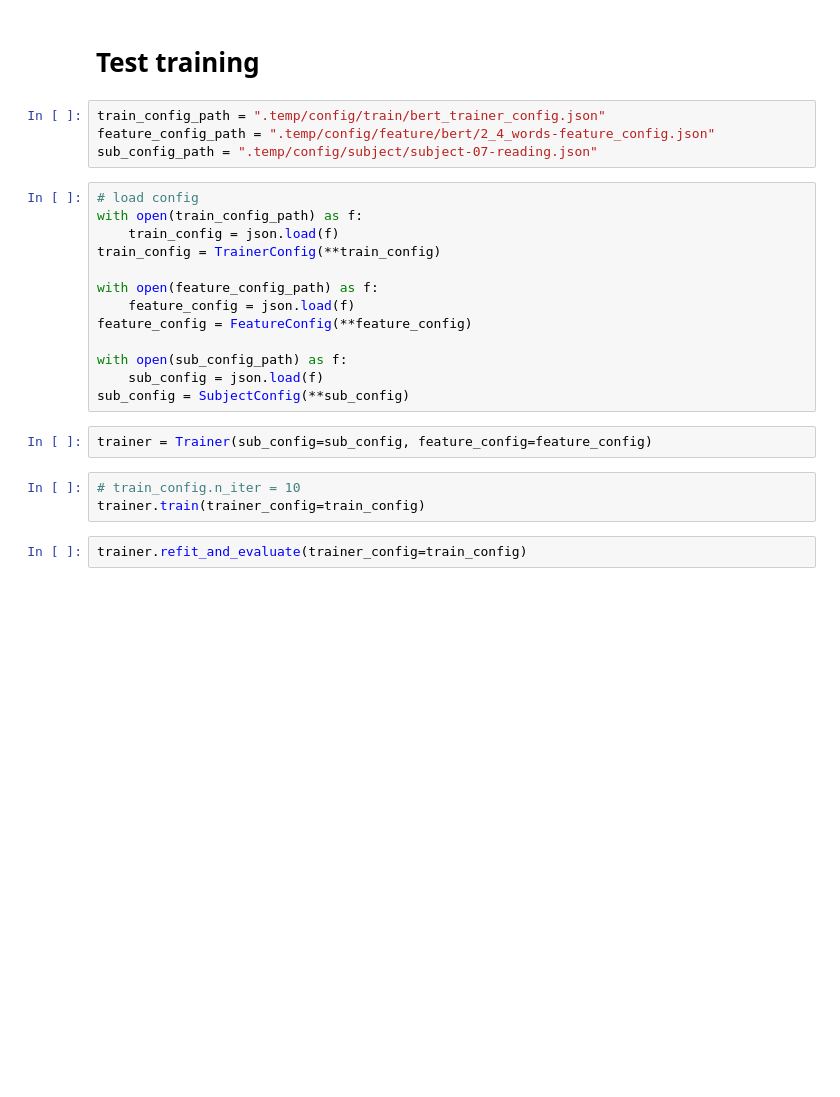
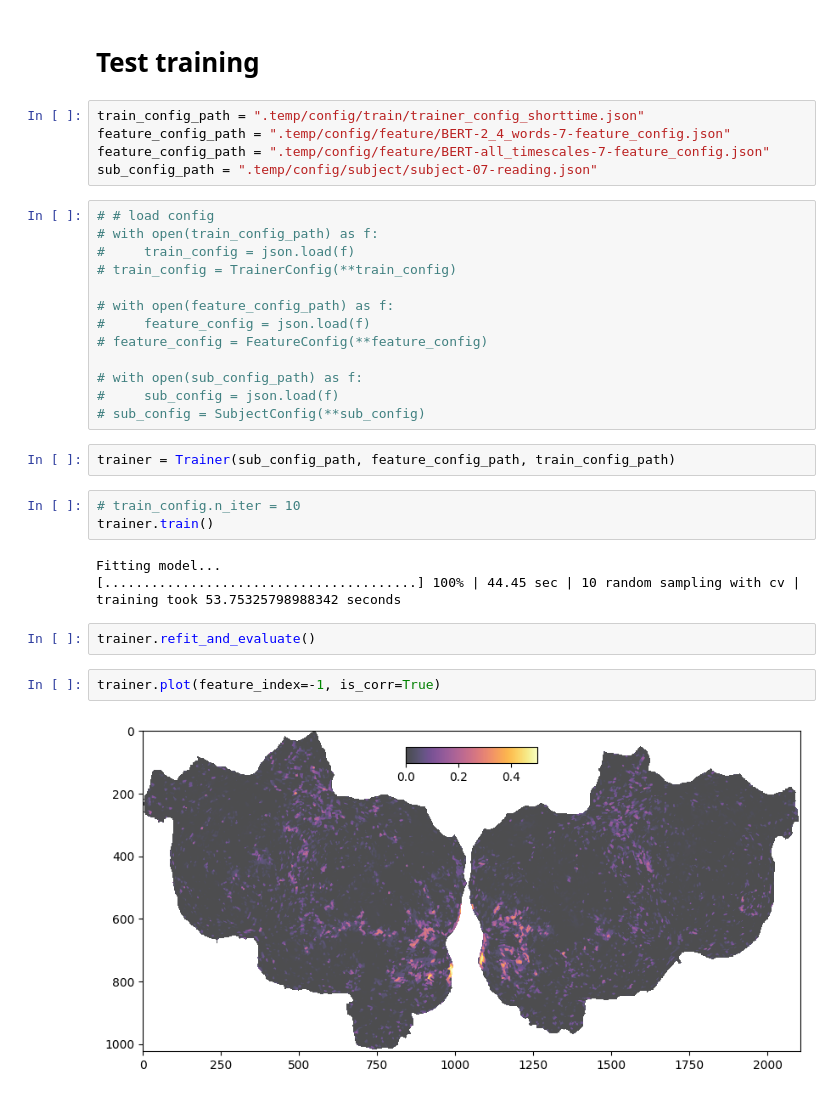
Before and after one commit to bramantyois/multilang_timescale, a Jupyter notebook: notebook/01_encoding_model/02_model_fitting_himalaya.ipynb, the cells around one changed output. Saved outputs shown, nothing was run; the diff lists cells and outputs as text; blank space fills up the shorter version.

Commit message:
Let trainer accept json
trainer is now accepting json. It also takes ResultConfig json files for easier plotting/inference

```diff
--- a/notebook/01_encoding_model/02_model_fitting_himalaya.ipynb
+++ b/notebook/01_encoding_model/02_model_fitting_himalaya.ipynb
@@ -190,26 +172,35 @@ generate_trainer_config(lm_feature_type="mBERT", n_iter=100, appendage="trainer_
 # %% [markdown]
 # Test training
 # %%
-train_config_path = ".temp/config/train/bert_trainer_config.json"
-feature_config_path = ".temp/config/feature/bert/2_4_words-feature_config.json"
+train_config_path = ".temp/config/train/trainer_config_shorttime.json"
+feature_config_path = ".temp/config/feature/BERT-2_4_words-7-feature_config.json"
+feature_config_path = ".temp/config/feature/BERT-all_timescales-7-feature_config.json"
 sub_config_path = ".temp/config/subject/subject-07-reading.json"
 # %%
-# load config
-with open(train_config_path) as f:
-    train_config = json.load(f)
-train_config = TrainerConfig(**train_config)
+# # load config
+# with open(train_config_path) as f:
+#     train_config = json.load(f)
+# train_config = TrainerConfig(**train_config)
 
-with open(feature_config_path) as f:
-    feature_config = json.load(f)
-feature_config = FeatureConfig(**feature_config)
+# with open(feature_config_path) as f:
+#     feature_config = json.load(f)
+# feature_config = FeatureConfig(**feature_config)
 
-with open(sub_config_path) as f:
-    sub_config = json.load(f)
-sub_config = SubjectConfig(**sub_config)
+# with open(sub_config_path) as f:
+#     sub_config = json.load(f)
+# sub_config = SubjectConfig(**sub_config)
-# %%
-trainer = Trainer(sub_config=sub_config, feature_config=feature_config)
+# %%
+trainer = Trainer(sub_config_path, feature_config_path, train_config_path)
 # %%
 # train_config.n_iter = 10
-trainer.train(trainer_config=train_config)
+trainer.train()
+# %% [output]
+Fitting model...
+[........................................] 100% | 44.45 sec | 10 random sampling with cv |
+training took 53.75325798988342 seconds
 # %%
-trainer.refit_and_evaluate(trainer_config=train_config)
+trainer.refit_and_evaluate()
+# %%
+trainer.plot(feature_index=-1, is_corr=True)
+# %% [output]
+[figure, added]
```
Also changed, not shown: parts of 21 cells of this notebook, 4 other files.
